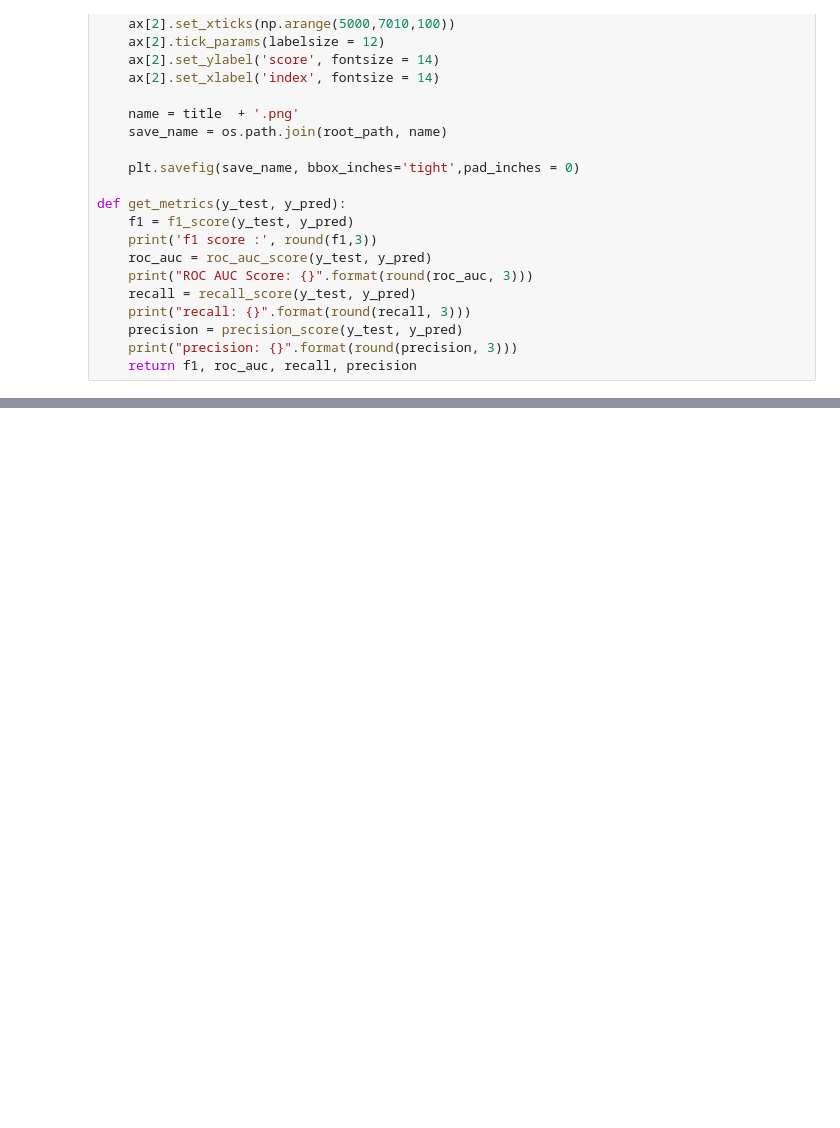
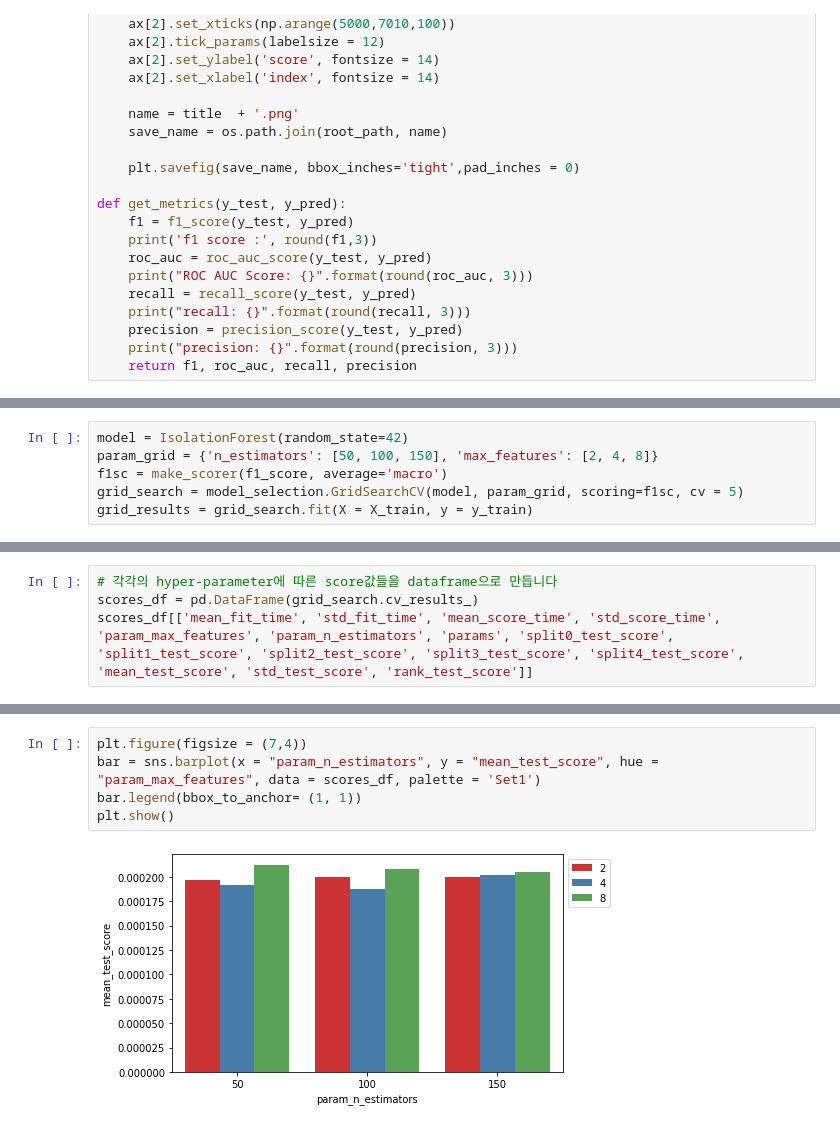
Before and after one commit to SunwooKimstar/Business_Analytics_ch3, a Jupyter notebook: anomaly.ipynb, the cells around one changed output, grey strips where cells are left out. Cells and saved outputs as stored; diff of their text form; blank space fills up the shorter version.

```diff
--- a/anomaly.ipynb
+++ b/anomaly.ipynb
@@ -488,0 +555,6 @@ plot_few_valid_samples(X_valid)
+# %%
+model = IsolationForest(random_state=42)
+param_grid = {'n_estimators': [50, 100, 150], 'max_features': [2, 4, 8]}
+f1sc = make_scorer(f1_score, average='macro')
+grid_search = model_selection.GridSearchCV(model, param_grid, scoring=f1sc, cv = 5)
+grid_results = grid_search.fit(X = X_train, y = y_train)
@@ -488,0 +566,4 @@ plot_few_valid_samples(X_valid)
+# %%
+# 각각의 hyper-parameter에 따른 score값들을 dataframe으로 만듭니다
+scores_df = pd.DataFrame(grid_search.cv_results_)
+scores_df[['mean_fit_time', 'std_fit_time', 'mean_score_time', 'std_score_time', 'param_max_features', 'param_n_estimators', 'params', 'split0_test_score', 'split1_test_score', 'split2_test_score', 'split3_test_score', 'split4_test_score', 'mean_test_score', 'std_test_score', 'rank_test_score']]
@@ -488,0 +581,7 @@ plot_few_valid_samples(X_valid)
+# %%
+plt.figure(figsize = (7,4))
+bar = sns.barplot(x = "param_n_estimators", y = "mean_test_score", hue = "param_max_features", data = scores_df, palette = 'Set1')
+bar.legend(bbox_to_anchor= (1, 1))
+plt.show()
+# %% [output]
+[figure, added]
```
Also changed, not shown: parts of 62 cells of this notebook.
